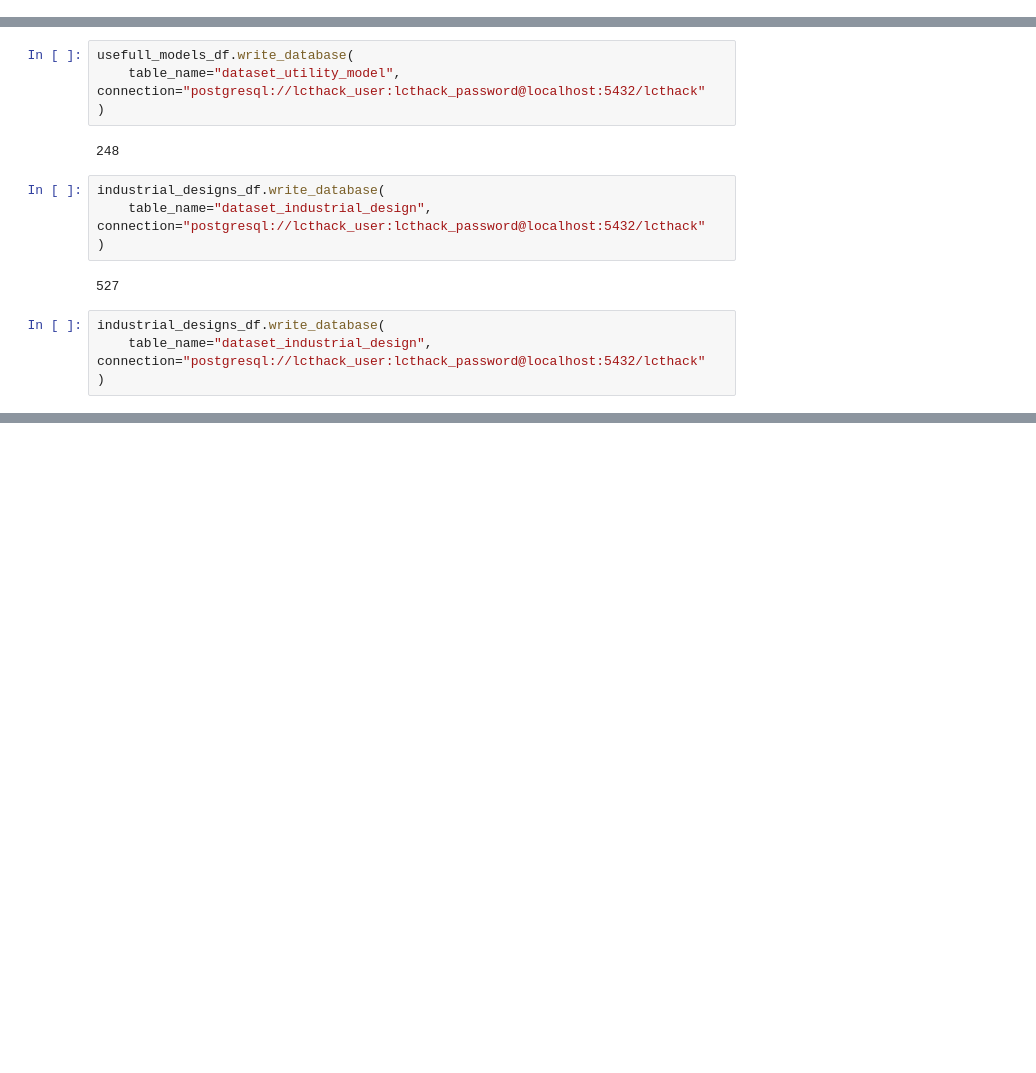
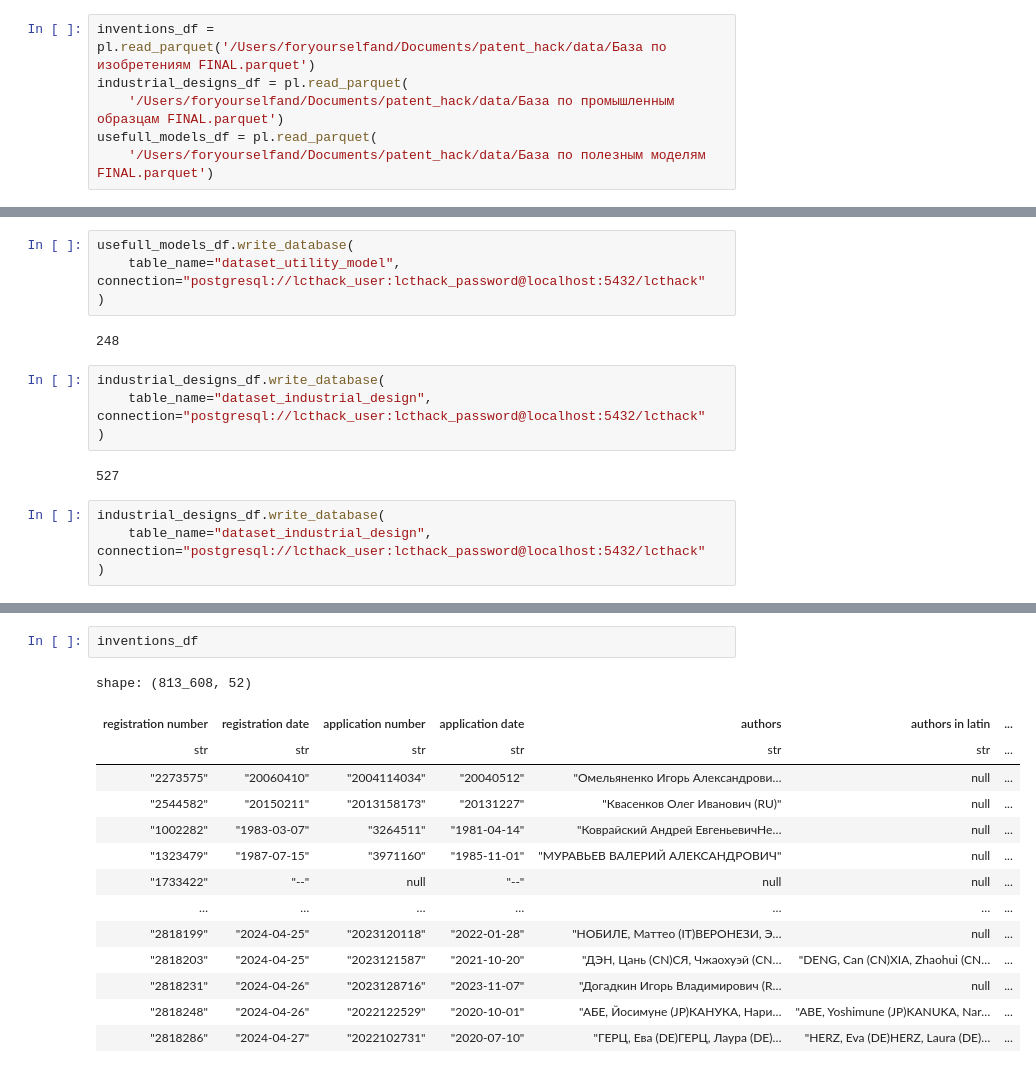
Before and after one commit to sidorovfiseg/lct_hack, a Jupyter notebook: notebooks/new_polars.ipynb, the cells around one changed output, grey strips where cells are left out. Saved outputs shown, nothing was run; the diff lists cells and outputs as text; blank space fills up the shorter version.

```diff
--- a/notebooks/new_polars.ipynb
+++ b/notebooks/new_polars.ipynb
@@ -36,6 +36,12 @@ industrial_designs_df = pl.read_parquet(
     '/Users/foryourselfand/Documents/patent_hack/data/База по промышленным образцам FINAL.parquet')
 usefull_models_df = pl.read_parquet(
     '/Users/foryourselfand/Documents/patent_hack/data/База по полезным моделям FINAL.parquet')
+# %%
+inventions_df = pl.read_parquet('/Users/foryourselfand/Documents/patent_hack/data/База по изобретениям FINAL.parquet')
+industrial_designs_df = pl.read_parquet(
+    '/Users/foryourselfand/Documents/patent_hack/data/База по промышленным образцам FINAL.parquet')
+usefull_models_df = pl.read_parquet(
+    '/Users/foryourselfand/Documents/patent_hack/data/База по полезным моделям FINAL.parquet')
 # %%
 org_df.write_parquet('/Users/foryourselfand/Documents/patent_hack/data/DatasetOrg FINAL.parquet')
 inventions_df.write_parquet(
@@ -502,0 +515,17 @@ industrial_designs_df.write_database(
+# %%
+inventions_df
+# %% [output]
+shape: (813_608, 52)
+| registration number | registration date | application number | application date | authors | authors in latin | ... |
+| str | str | str | str | str | str | ... |
+| "2273575" | "20060410" | "2004114034" | "20040512" | "Омельяненко Игорь Александрови… | null | ... |
+| "2544582" | "20150211" | "2013158173" | "20131227" | "Квасенков Олег Иванович (RU)" | null | ... |
+| "1002282" | "1983-03-07" | "3264511" | "1981-04-14" | "Коврайский Андрей ЕвгеньевичНе… | null | ... |
+| "1323479" | "1987-07-15" | "3971160" | "1985-11-01" | "МУРАВЬЕВ ВАЛЕРИЙ АЛЕКСАНДРОВИЧ" | null | ... |
+| "1733422" | "--" | null | "--" | null | null | ... |
+| … | … | … | … | … | … | ... |
+| "2818199" | "2024-04-25" | "2023120118" | "2022-01-28" | "НОБИЛЕ, Маттео (IT)ВЕРОНЕЗИ, Э… | null | ... |
+| "2818203" | "2024-04-25" | "2023121587" | "2021-10-20" | "ДЭН, Цань (CN)СЯ, Чжаохуэй (CN… | "DENG, Can (CN)XIA, Zhaohui (CN… | ... |
+| "2818231" | "2024-04-26" | "2023128716" | "2023-11-07" | "Догадкин Игорь Владимирович (R… | null | ... |
+| "2818248" | "2024-04-26" | "2022122529" | "2020-10-01" | "АБЕ, Йосимуне (JP)КАНУКА, Нари… | "ABE, Yoshimune (JP)KANUKA, Nar… | ... |
+| "2818286" | "2024-04-27" | "2022102731" | "2020-07-10" | "ГЕРЦ, Ева (DE)ГЕРЦ, Лаура (DE)… | "HERZ, Eva (DE)HERZ, Laura (DE)… | ... |
```
Also changed, not shown: parts of 3 cells of this notebook, 12 other files.
